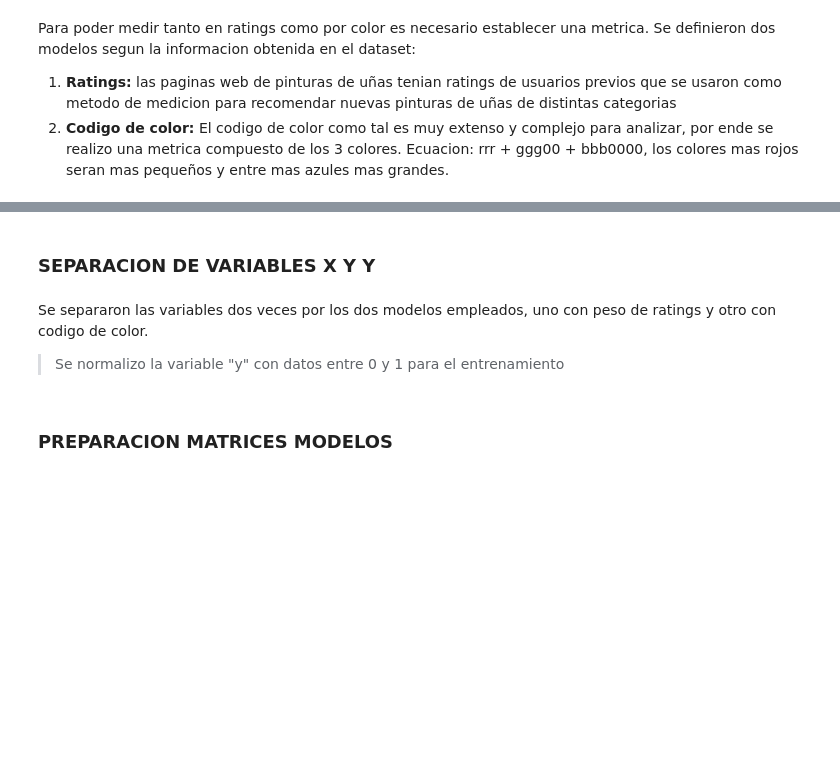
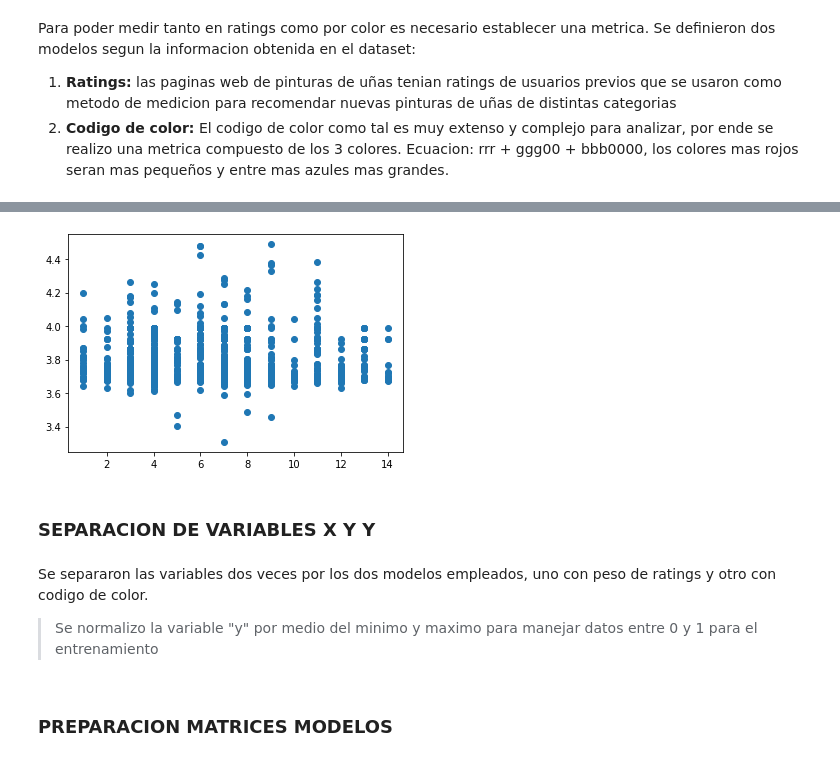
Before and after one commit to mariannaflores/final_eml, a Jupyter notebook: proyecto_final.ipynb, the cells around one changed output, grey strips where cells are left out. Cells and saved outputs as stored; diff of their text form; code cells hidden in the pictures; blank space fills up the shorter version.

```diff
--- a/proyecto_final.ipynb
+++ b/proyecto_final.ipynb
@@ -150,8 +215,14 @@ df['color'] = df['r'] + df['g']*100 + df['b']*10000
+# %%
+#Distribucion de pinturas de uñas por categoria y peso de cada rating
+plt.scatter(df.category, df.weight)
+plt.show()
+# %% [output]
+[figure, added]
 # %% [markdown]
 ### SEPARACION DE VARIABLES X Y Y
 # %% [markdown]
 Se separaron las variables dos veces por los dos modelos empleados, uno con peso de ratings y otro con codigo de color.
-> Se normalizo la variable "y" con datos entre 0 y 1 para el entrenamiento
+> Se normalizo la variable "y" por medio del minimo y maximo para manejar datos entre 0 y 1 para el entrenamiento
 # %%
 min1 = min(df["weight"])
 max1 = max(df["weight"])
```
Also changed, not shown: parts of 23 cells of this notebook.
